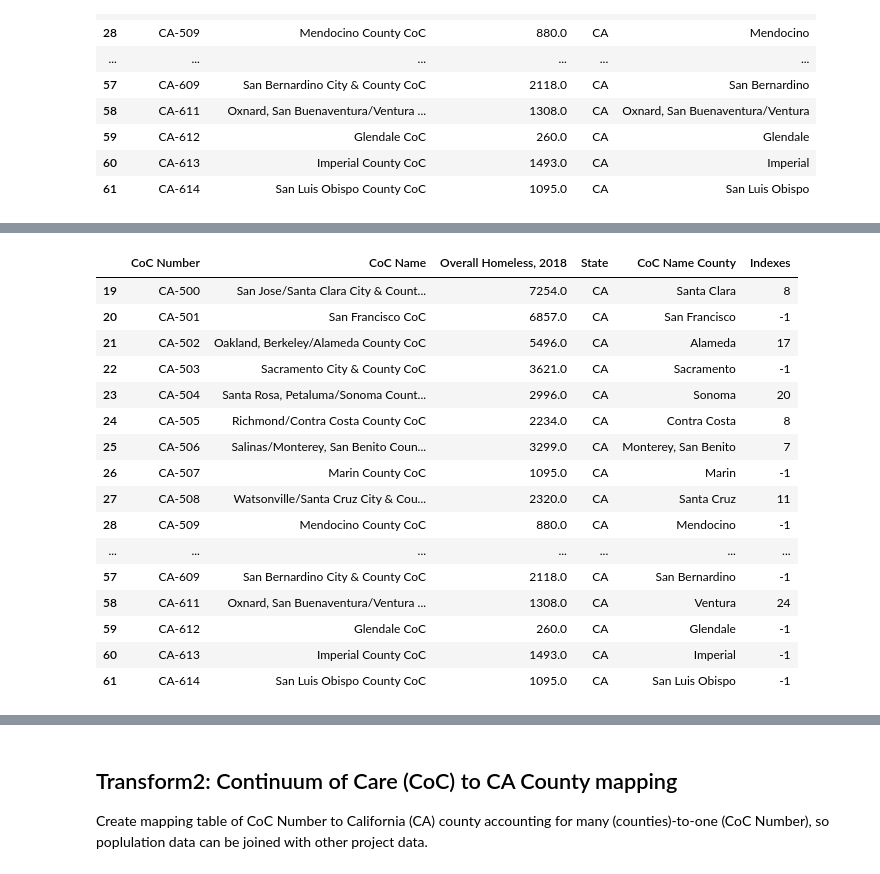
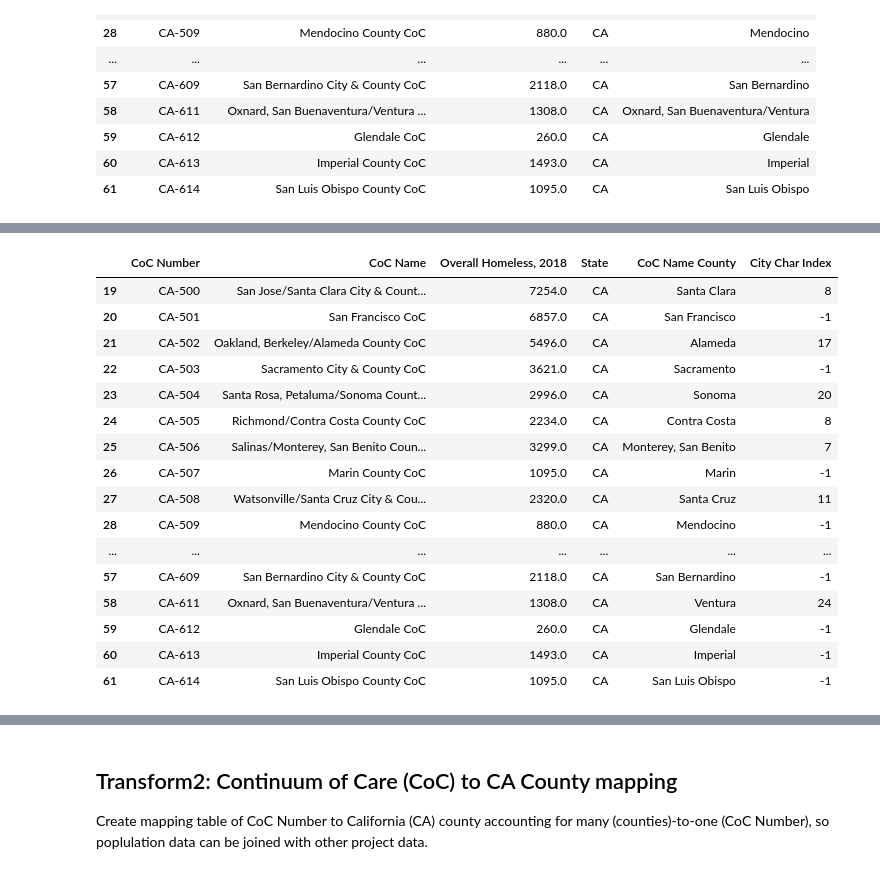
Before and after one commit to benitezal06/ETL-Project, a Jupyter notebook: homeless_population_analysis.ipynb, the cells around one changed output, grey strips where cells are left out. Saved outputs shown, nothing was run; the diff lists cells and outputs as text; code cells hidden in the pictures.

```diff
--- a/homeless_population_analysis.ipynb
+++ b/homeless_population_analysis.ipynb
@@ -231,6 +229,6 @@ ca_county_pit_df
 # Find CoC Names with / character indicating a mix of city and county names
 # https://www.geeksforgeeks.org/python-pandas-series-str-find/
 sub = '/'
-ca_county_pit_df["Indexes"]=ca_county_pit_df["CoC Name County"].str.find(sub)
+ca_county_pit_df["City Char Index"]=ca_county_pit_df["CoC Name County"].str.find(sub)
 ca_county_pit_df
 # %% [output]
@@ -253,13 +251,12 @@ ca_county_pit_df
 | 61 | CA-614 | San Luis Obispo County CoC | 1095.0 | CA | San Luis Obispo | -1 |
 # %%
 # Remove the "city/" prefix from some records
-
-ca_county_pit_df["CoC Name County"] = np.where((ca_county_pit_df["Indexes"] != -1), \
+ca_county_pit_df["CoC Name County"] = np.where((ca_county_pit_df["City Char Index"] != -1), \
                                       ca_county_pit_df["CoC Name County"].str.split('/').str[1], \
                                       ca_county_pit_df["CoC Name County"])
 ca_county_pit_df
 # %% [output]
-|  | CoC Number | CoC Name | Overall Homeless, 2018 | State | CoC Name County | Indexes |
+|  | CoC Number | CoC Name | Overall Homeless, 2018 | State | CoC Name County | City Char Index |
 | 19 | CA-500 | San Jose/Santa Clara City & Count... | 7254.0 | CA | Santa Clara | 8 |
 | 20 | CA-501 | San Francisco CoC | 6857.0 | CA | San Francisco | -1 |
 | 21 | CA-502 | Oakland, Berkeley/Alameda County CoC | 5496.0 | CA | Alameda | 17 |
```
Also changed, not shown: parts of 16 cells of this notebook, 2 other files.
